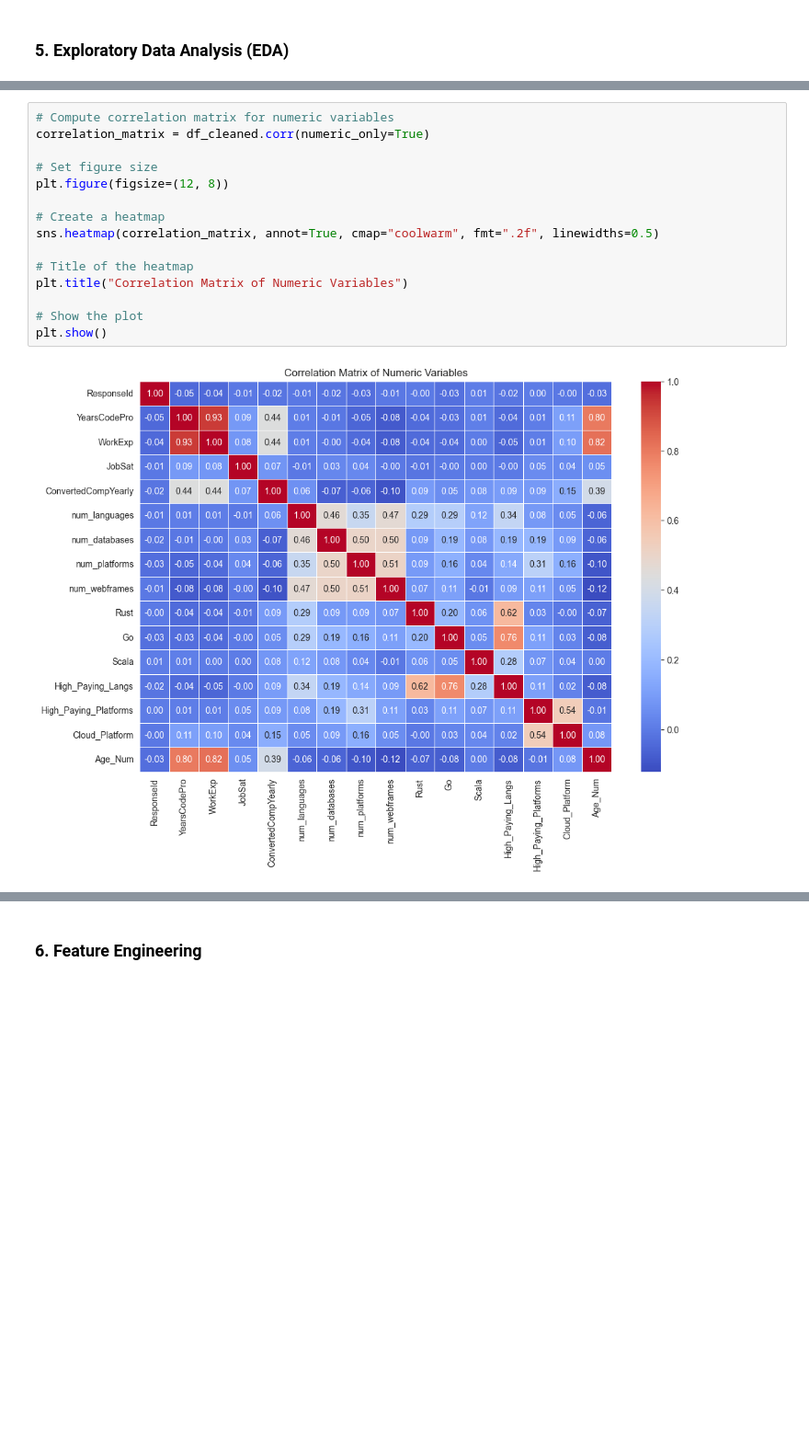
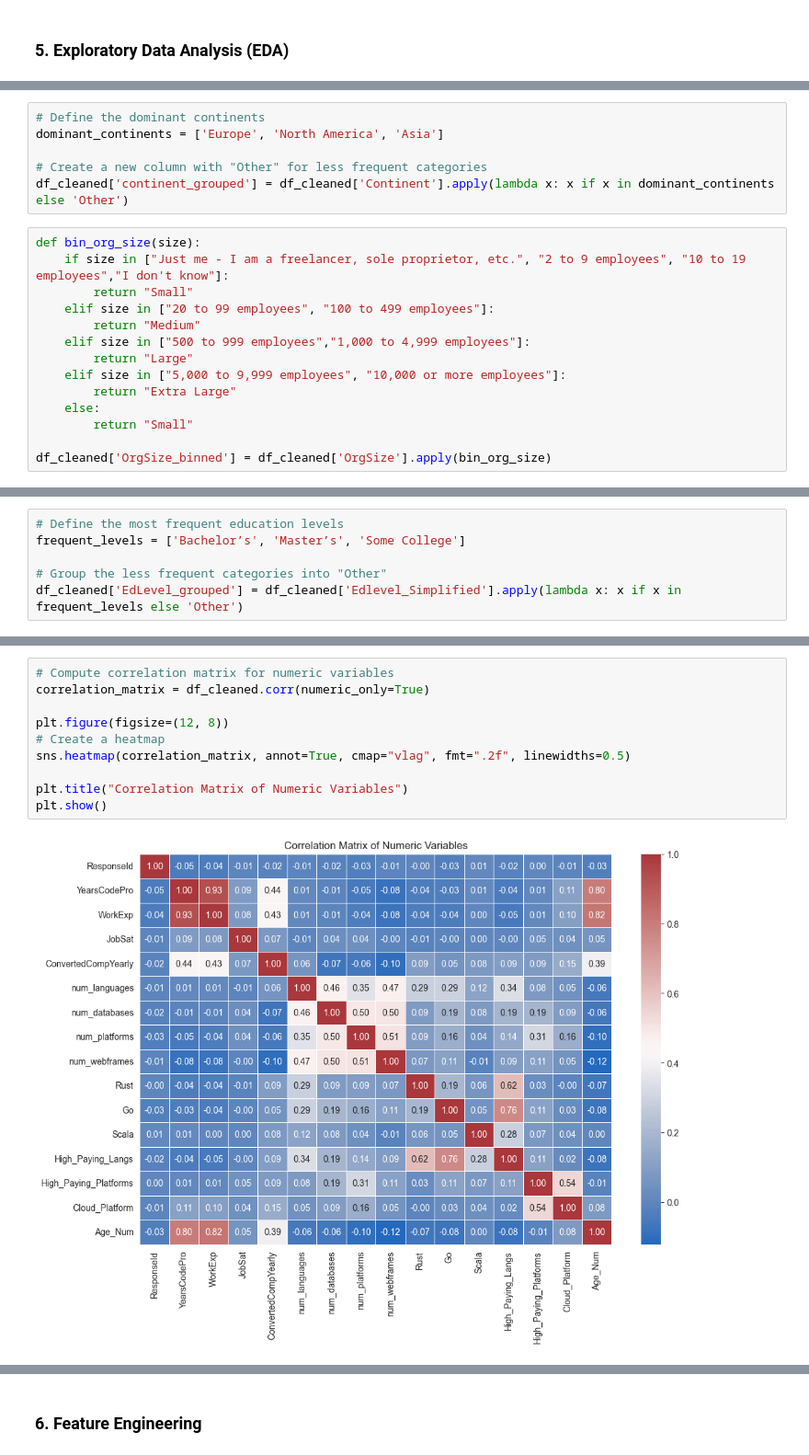
Before and after one commit to CaroBarros/udacity_project_data_science_blog, a Jupyter notebook: notebook/data_science_exercise.ipynb, the cells around one changed output, grey strips where cells are left out. Shown at 92% size. Saved outputs shown, nothing was run; the diff lists cells and outputs as text; blank space fills up the shorter version.

```diff
--- a/notebook/data_science_exercise.ipynb
+++ b/notebook/data_science_exercise.ipynb
@@ -668,0 +747,20 @@ plt.show()
+# %%
+# Define the dominant continents
+dominant_continents = ['Europe', 'North America', 'Asia']
+
+# Create a new column with "Other" for less frequent categories
+df_cleaned['continent_grouped'] = df_cleaned['Continent'].apply(lambda x: x if x in dominant_continents else 'Other')
+# %%
+def bin_org_size(size):
+    if size in ["Just me - I am a freelancer, sole proprietor, etc.", "2 to 9 employees", "10 to 19 employees","I don't know"]:
+        return "Small"
+    elif size in ["20 to 99 employees", "100 to 499 employees"]:
+        return "Medium"
+    elif size in ["500 to 999 employees","1,000 to 4,999 employees"]:
+        return "Large"
+    elif size in ["5,000 to 9,999 employees", "10,000 or more employees"]:
+        return "Extra Large"
+    else:
+        return "Small"
+
+df_cleaned['OrgSize_binned'] = df_cleaned['OrgSize'].apply(bin_org_size)
@@ -669 +776,7 @@ plt.show()
+# %%
+# Define the most frequent education levels
+frequent_levels = ['Bachelor’s', 'Master’s', 'Some College']
+
+# Group the less frequent categories into "Other"
+df_cleaned['EdLevel_grouped'] = df_cleaned['Edlevel_Simplified'].apply(lambda x: x if x in frequent_levels else 'Other')
 # %%
@@ -698,17 +836,12 @@ plt.show()
 # %%
 # Compute correlation matrix for numeric variables
 correlation_matrix = df_cleaned.corr(numeric_only=True)
 
-# Set figure size
 plt.figure(figsize=(12, 8))
+# Create a heatmap
+sns.heatmap(correlation_matrix, annot=True, cmap="vlag", fmt=".2f", linewidths=0.5)
 
-# Create a heatmap
-sns.heatmap(correlation_matrix, annot=True, cmap="coolwarm", fmt=".2f", linewidths=0.5)
-
-# Title of the heatmap
 plt.title("Correlation Matrix of Numeric Variables")
-
-# Show the plot
 plt.show()
 # %% [output]
-[figure, old version]
+[figure, new version]
```
Also changed, not shown: parts of 102 cells of this notebook, 1 other file.
